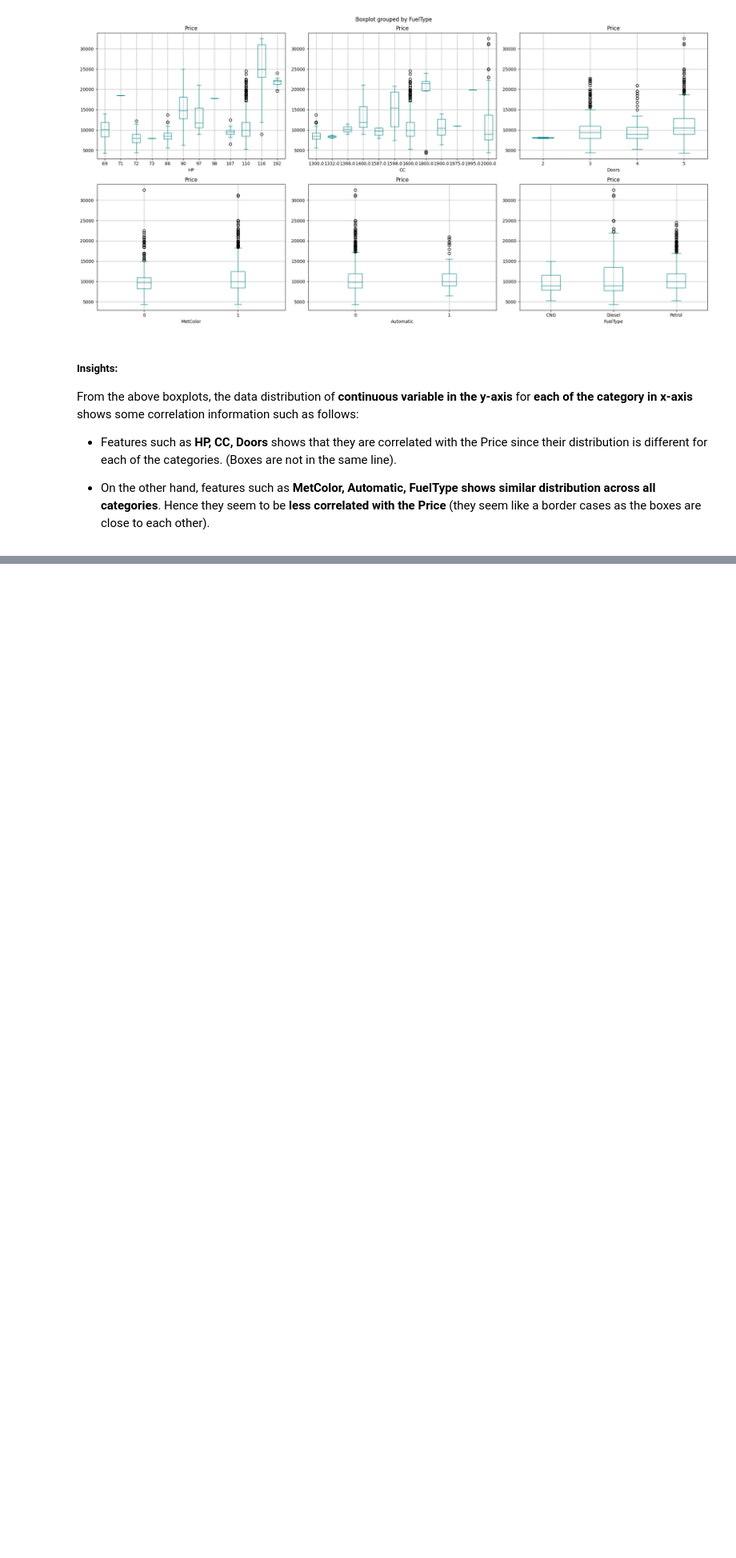
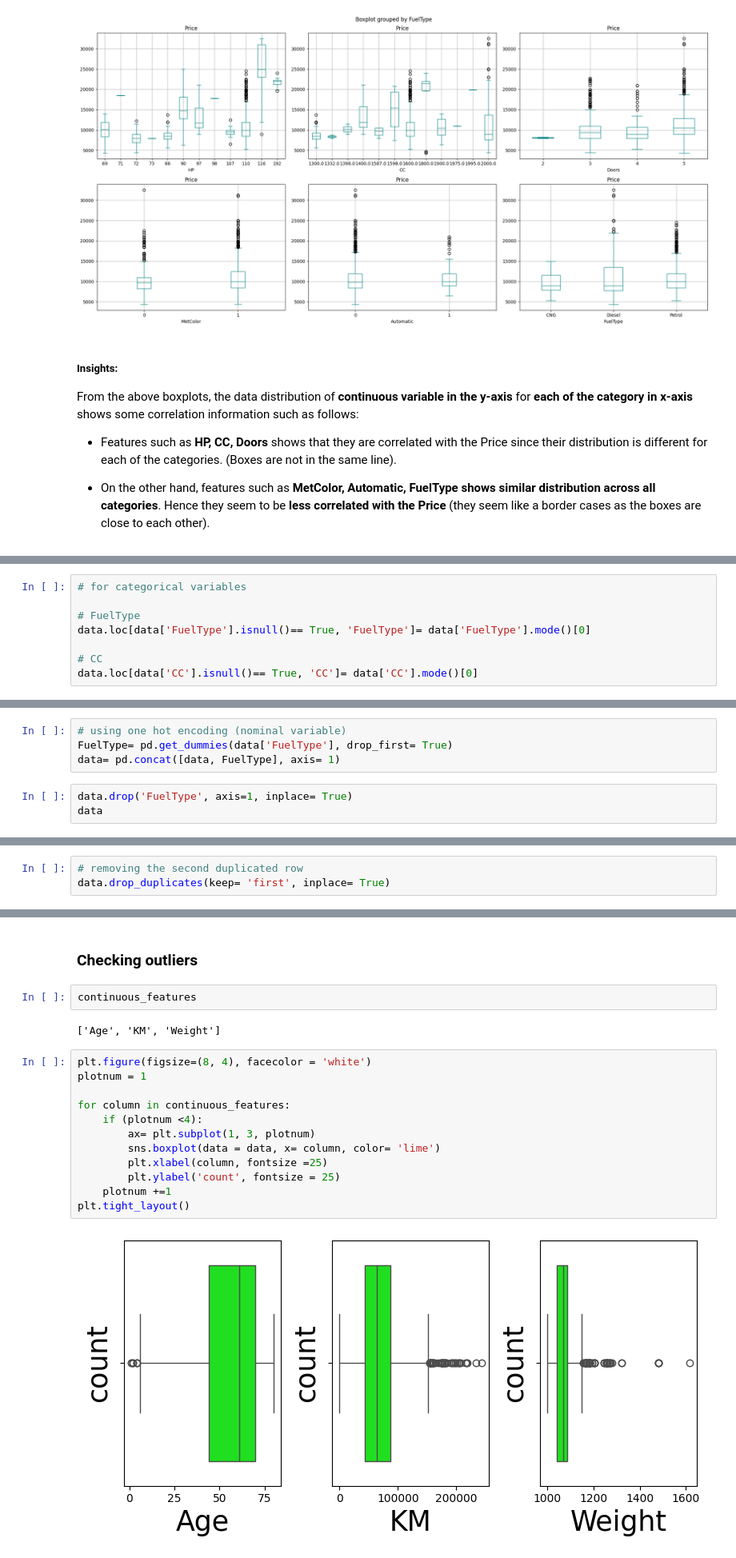
Before and after one commit to shanusaras/Deep_Learning_projects, a Jupyter notebook: Car_price_prediction/Car_price_prediction.ipynb, the cells around one changed output, grey strips where cells are left out. Shown at 80% size. Cells and saved outputs as stored; diff of their text form; blank space fills up the shorter version.

Commit message:
Data preprocessing including various steps such as handling null values, outliers, duplicated rows, encoding and scaling is done.

```diff
--- a/Car_price_prediction/Car_price_prediction.ipynb
+++ b/Car_price_prediction/Car_price_prediction.ipynb
@@ -462,0 +507,8 @@ From the above boxplots, the data distribution of **continuous variable in the y
+# %%
+# for categorical variables
+
+# FuelType
+data.loc[data['FuelType'].isnull()== True, 'FuelType']= data['FuelType'].mode()[0]
+
+# CC
+data.loc[data['CC'].isnull()== True, 'CC']= data['CC'].mode()[0]
@@ -462,0 +556,7 @@ From the above boxplots, the data distribution of **continuous variable in the y
+# %%
+# using one hot encoding (nominal variable)
+FuelType= pd.get_dummies(data['FuelType'], drop_first= True)
+data= pd.concat([data, FuelType], axis= 1)
+# %%
+data.drop('FuelType', axis=1, inplace= True)
+data
@@ -462,0 +593,3 @@ From the above boxplots, the data distribution of **continuous variable in the y
+# %%
+# removing the second duplicated row
+data.drop_duplicates(keep= 'first', inplace= True)
@@ -462,0 +600,20 @@ From the above boxplots, the data distribution of **continuous variable in the y
+# %% [markdown]
+### Checking outliers
+# %%
+continuous_features
+# %% [output]
+['Age', 'KM', 'Weight']
+# %%
+plt.figure(figsize=(8, 4), facecolor = 'white')
+plotnum = 1
+
+for column in continuous_features:
+    if (plotnum <4):
+        ax= plt.subplot(1, 3, plotnum)
+        sns.boxplot(data = data, x= column, color= 'lime')
+        plt.xlabel(column, fontsize =25)
+        plt.ylabel('count', fontsize = 25)
+    plotnum +=1
+plt.tight_layout()
+# %% [output]
+[figure, added]
```
Also changed, not shown: parts of 38 cells of this notebook.
